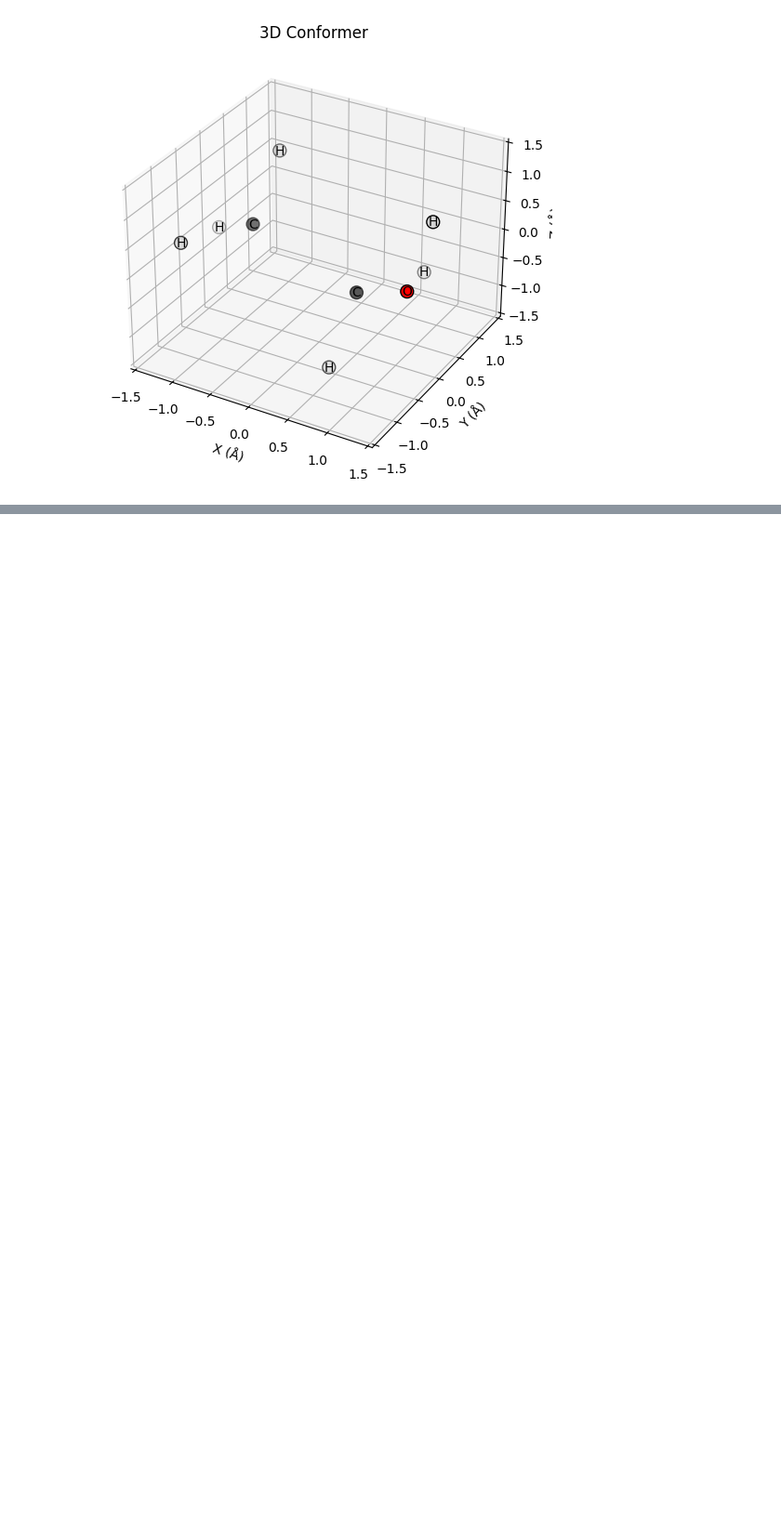
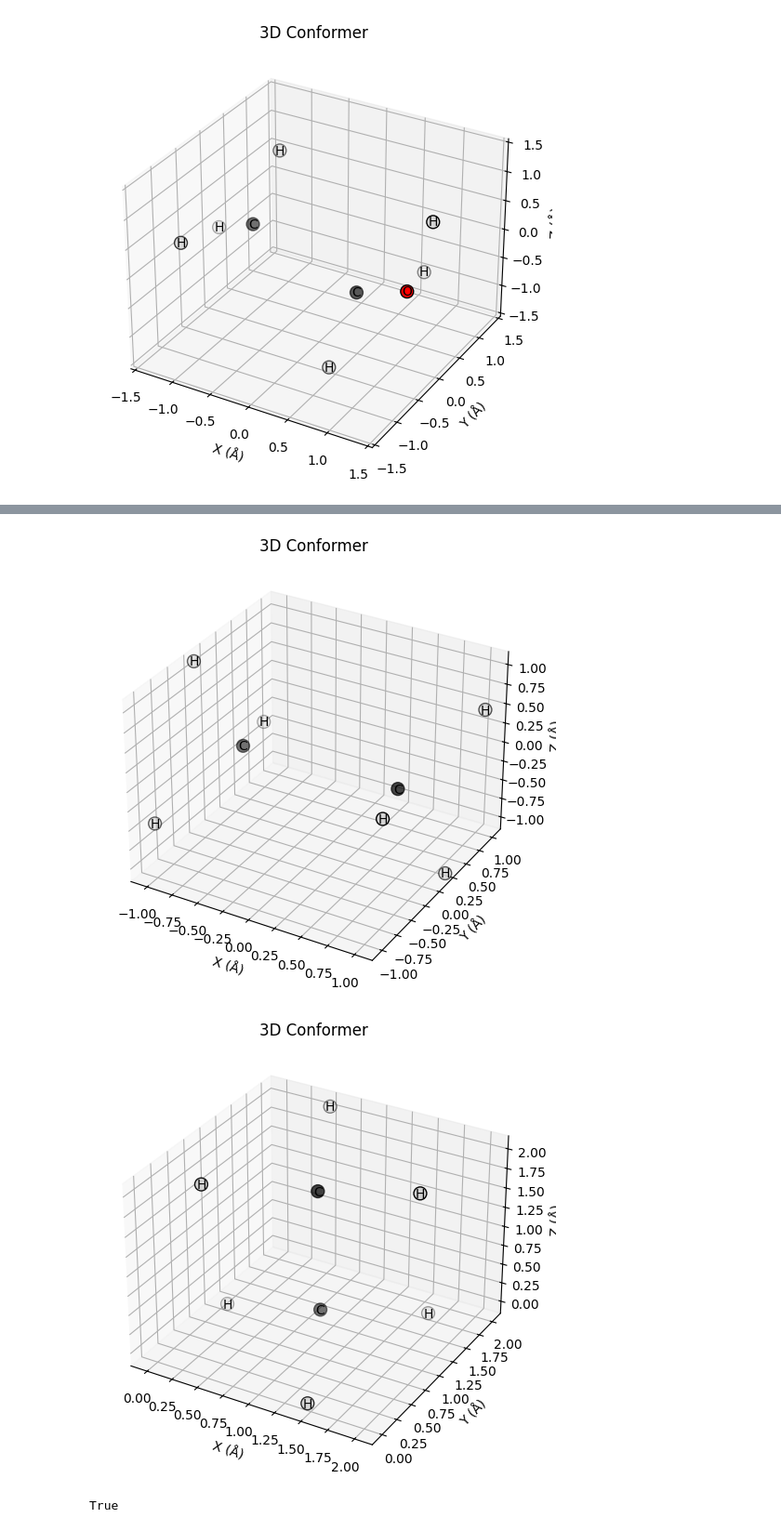
Before and after one commit to afloresep/conformer-generation, a Jupyter notebook: notebook.ipynb, the cells around one changed output, grey strips where cells are left out. Shown at 93% size. Saved outputs shown, nothing was run; the diff lists cells and outputs as text; code cells hidden in the pictures; blank space fills up the shorter version.

Commit message:
Implemented rotation and translation

```diff
--- a/notebook.ipynb
+++ b/notebook.ipynb
@@ -335,0 +329,20 @@ coords_to_3d_scatter(cco_coords)
+# %%
+# We have to make sure the distances between atoms don't change
+def inter_dists(X) ->np.ndarray:
+    """For a matrix of 3D coordinates for every atom N calculates
+    returns a matrix of every pairwise euclidean distance
+    Args:
+        X: matrix of XYZ coordinates shape (N, 3)
+    Returns:
+        np.ndarray: matrix
+    """
+    assert X.ndim == 2 and X.shape[1] == 3, f"X must be (N,3), got {X.shape}"
+
+    #TODO: This can be optimized computing only the upper or bottom triangle as d(i,j) == d(j,i)
+    inter_distance_matrix = np.zeros(shape=(X.shape[0], X.shape[0]))
+    for i, i_atom_xyz in enumerate(X):
+        for j, j_atom_xyz in enumerate(X):
+            inter_distance_matrix[i,j] = np.linalg.norm(i_atom_xyz - j_atom_xyz)
+    return inter_distance_matrix
+
+inter_dists(atoms_matrix)
@@ -335,0 +368,52 @@ coords_to_3d_scatter(cco_coords)
+# %%
+def translate(X, t):
+    """Apply a translation t in R^3 to all rows of X: X' = X + t."""
+    t = np.asarray(t).reshape(1, 3)
+    return X + t
+
+def rigid_transform(X, R, t):
+    """Full E(3) action: X' = X R^T + t """
+    return apply_rotation(X, R) + np.asarray(t).reshape(1, 3)
+
+
+def se_3_transformation(X:np.ndarray, R:np.ndarray, t:np.ndarray):
+    """SE(3) action X' = X R^T + t
+    Any given R is transformed to have det(R) = +1
+    """
+    # This can destroy orthogonality, use SVD?
+    # if np.linalg.det(R) == -1:
+    #     # multiply one row * -1 to change determinant to 1
+    #     R[:, 1] = R[:, 1] * -1
+
+    # return apply_rotation(X, R) + t.reshape(1, 3)
+    pass
+
+
+et_coords= get_3D_coords('CC' )
+coords_to_3d_scatter(et_coords)
+# get xyz coordiantes (cco_coords also contains atom and index)
+x_coords = np.array([x['x'] for x in et_coords])
+y_coords = np.array([y['y'] for y in et_coords])
+z_coords = np.array([z['z'] for z in et_coords])
+
+xyz_et_coords = np.array((x_coords, y_coords, z_coords)).T
+et_inter_dists= inter_dists(xyz_et_coords)
+
+R = R_axis_angle('y', 90)
+t = np.array([1, 1, 1])
+
+transformed_coords = rigid_transform(xyz_et_coords, R, t)
+#update coords with new_coords
+for index, atom in enumerate(et_coords):
+    atom['x'], atom['y'], atom['z'] = transformed_coords[index]
+# plot
+et_inter_dists_after_transformation = inter_dists(transformed_coords)
+coords_to_3d_scatter(et_coords)
+
+
+## This should return True if rotation and translation worked properly
+np.allclose(et_inter_dists, et_inter_dists_after_transformation)
+# %% [output]
+[figure, added]
+[figure, added]
+True
```
Also changed, not shown: parts of 7 cells of this notebook.
